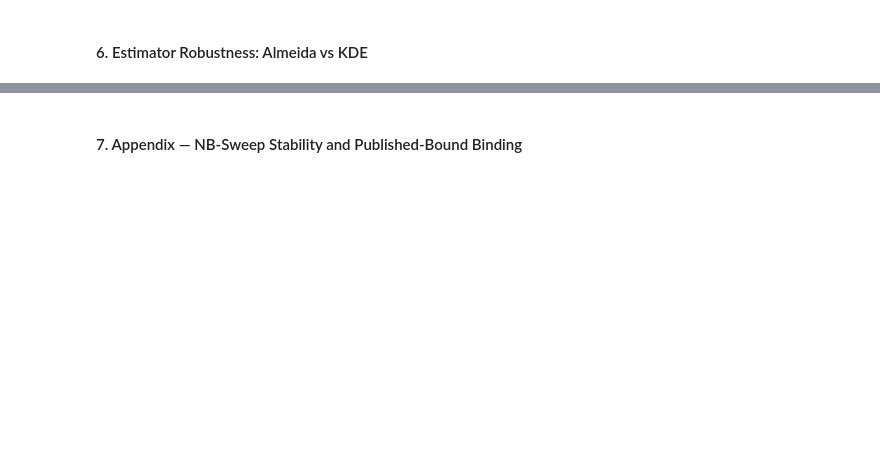
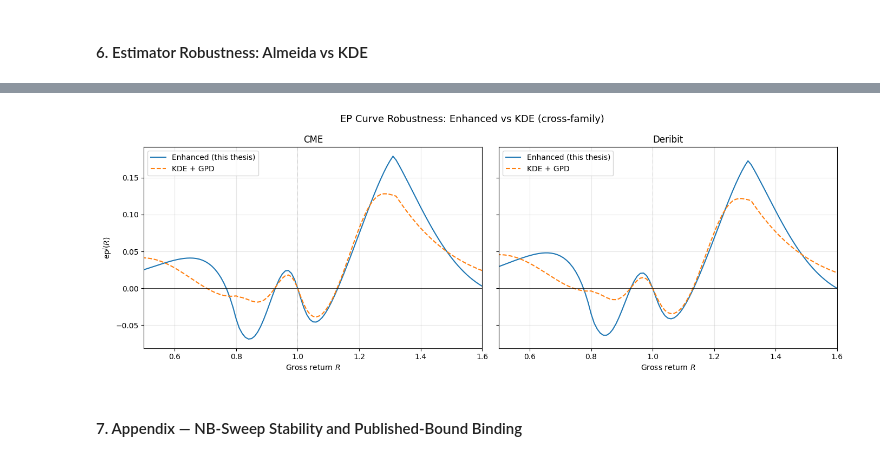
Before and after one commit to Lldelduca/bitcoin-risk-premia, a Jupyter notebook: notebooks/02_ep_decomposition.ipynb, the cells around one changed output, grey strips where cells are left out. Cells and saved outputs as stored; diff of their text form; code cells hidden in the pictures; blank space fills up the shorter version.

```diff
--- a/notebooks/02_ep_decomposition.ipynb
+++ b/notebooks/02_ep_decomposition.ipynb
@@ -213,22 +248,27 @@ plt.show()
 # %%
 # 6b. Appendix — Estimator Robustness: Enhanced vs KDE
 
+ep_cme_kde = (R - 1) * (p_kde - q_cme)
+ep_der_kde = (R - 1) * (p_kde - q_der)
+
 fig, axes = plt.subplots(1, 2, figsize=(14, 5), sharey=True)
 for ax, (venue, ep_e, ep_k) in zip(axes,
-        [('CME', ep_cme, (p_kde - q_cme) * R),
-         ('Deribit', ep_der, (p_kde - q_der) * R)]):
+        [('CME', ep_cme, ep_cme_kde),
+         ('Deribit', ep_der, ep_der_kde)]):
     ax.plot(R_PLOT, np.interp(R_PLOT, R, ep_e), '-', lw=1.5, label='Enhanced (this thesis)')
     ax.plot(R_PLOT, np.interp(R_PLOT, R, ep_k), '--', lw=1.5, label='KDE + GPD')
     ax.axhline(0, color='black', lw=0.5)
     ax.axvline(1.0, color='gray', lw=0.5, ls=':')
     ax.set_xlabel('Gross return $R$')
     ax.set_xlim(0.5, 1.6)
     ax.set_title(venue)
     ax.legend()
 axes[0].set_ylabel(r'$\mathrm{ep}^j(R)$')
 fig.suptitle('EP Curve Robustness: Enhanced vs KDE (cross-family)', fontsize=13)
 plt.tight_layout()
 plt.show()
+# %% [output]
+[figure, added]
 # %% [markdown]
 #### 7. Appendix — NB-Sweep Stability and Published-Bound Binding
 # %%
```
Also changed, not shown: parts of 12 cells of this notebook, 15 other files.
